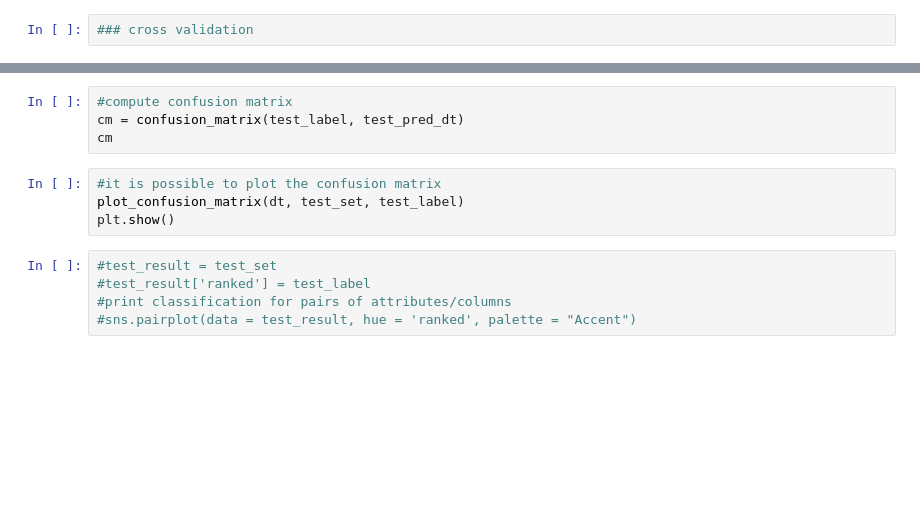
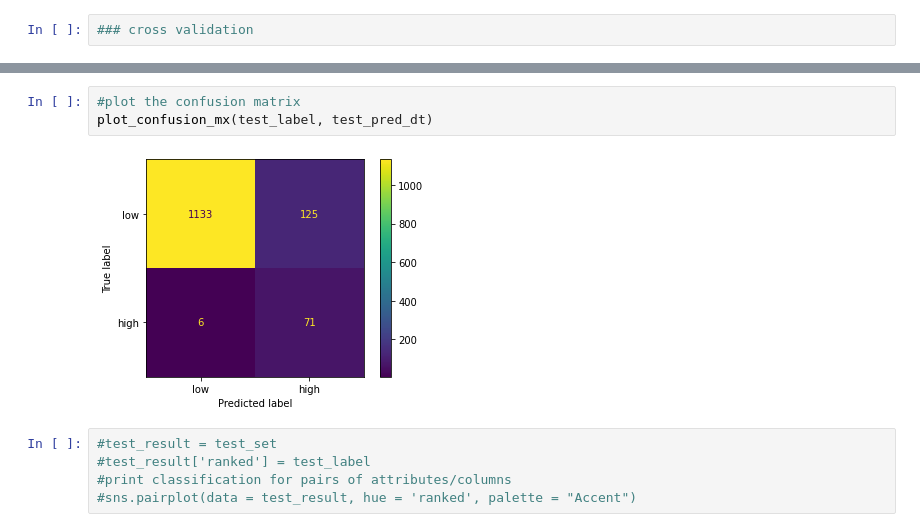
Before and after one commit to gasparax/DM_Project, a Jupyter notebook: classification.ipynb, the cells around one changed output, grey strips where cells are left out. Drawn from its saved outputs; the diff is of its cells as text; blank space fills up the shorter version.

```diff
--- a/classification.ipynb
+++ b/classification.ipynb
@@ -307,11 +418,8 @@ print('Train score ', statistics.mean(scores['train_score']))
-# %%
-#compute confusion matrix
-cm = confusion_matrix(test_label, test_pred_dt)
-cm
 # %%
-#it is possible to plot the confusion matrix
-plot_confusion_matrix(dt, test_set, test_label)
-plt.show()
+#plot the confusion matrix
+plot_confusion_mx(test_label, test_pred_dt)
+# %% [output]
+[figure, added]
 # %%
 #test_result = test_set
 #test_result['ranked'] = test_label
```
Also changed, not shown: parts of 159 cells of this notebook.
